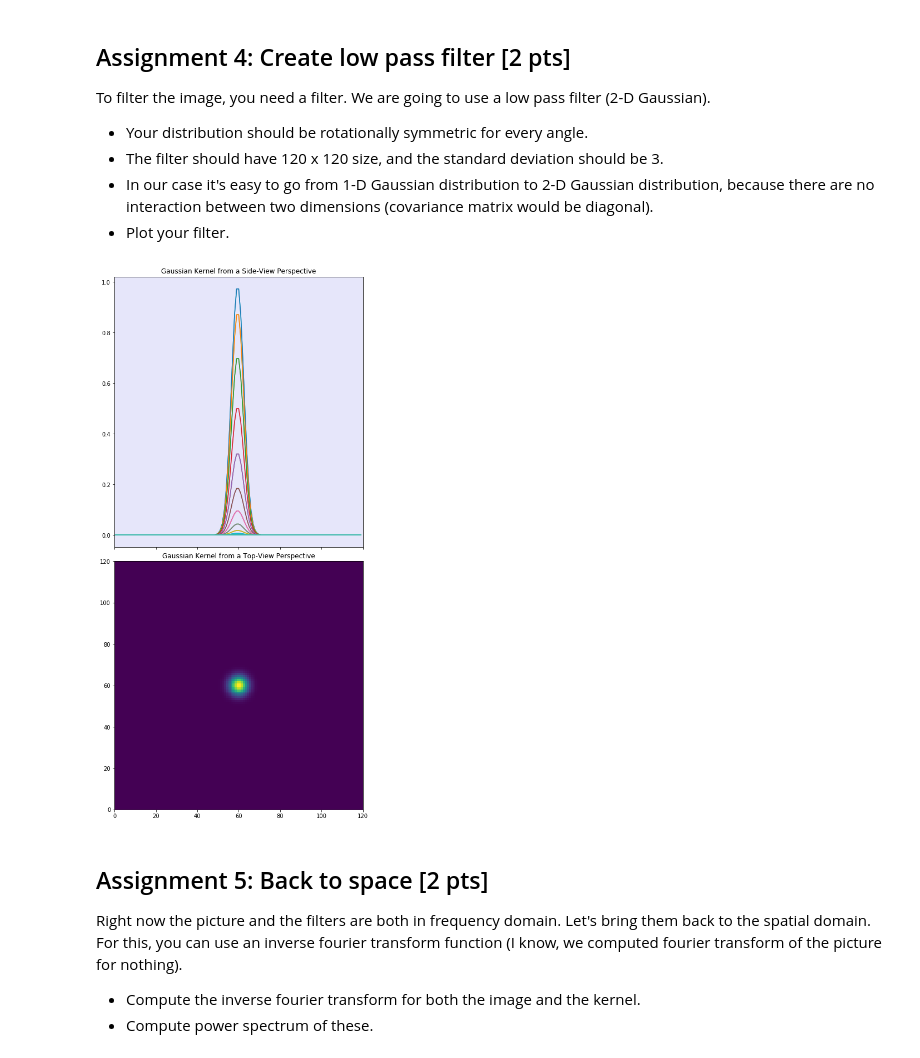
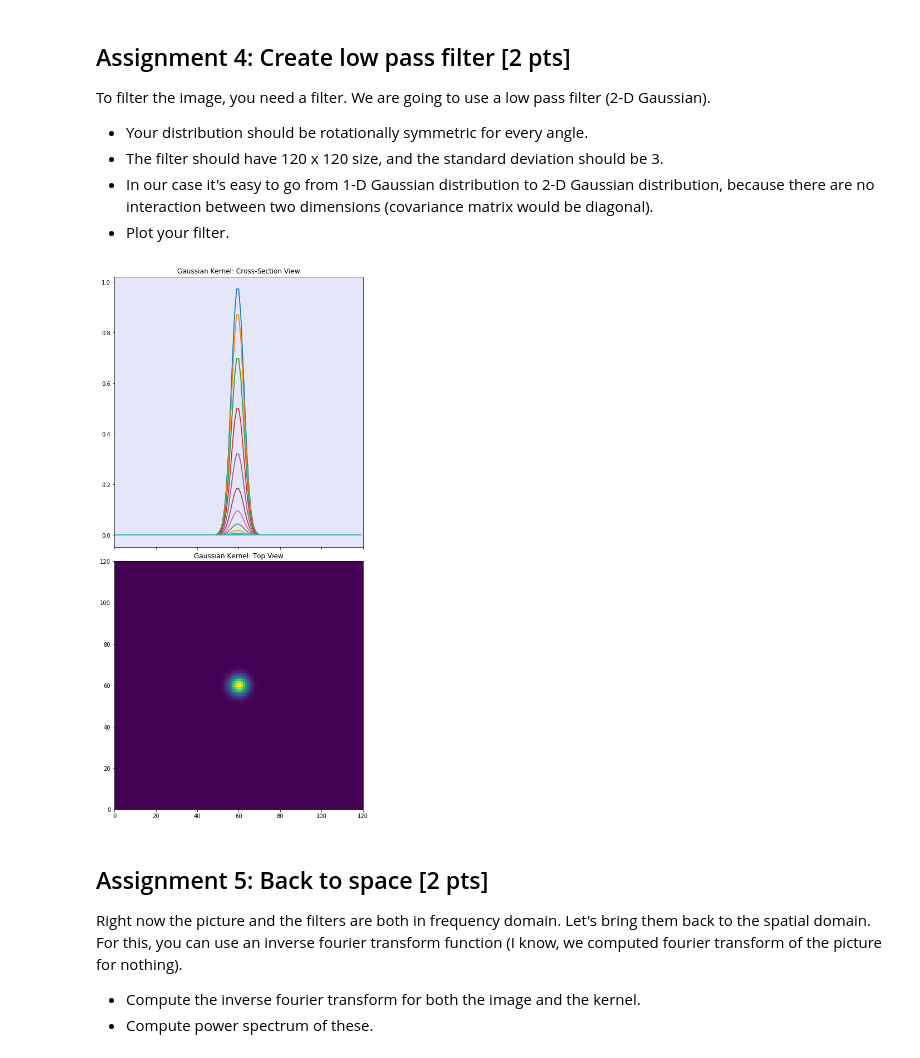
Before and after one commit to NBP-ACC/week-9-acc_01, a Jupyter notebook: sheet07.ipynb, the cells around one changed output. Drawn from its saved outputs; the diff is of its cells as text; code cells hidden in the pictures.

```diff
--- a/sheet07.ipynb
+++ b/sheet07.ipynb
@@ -190,22 +190,22 @@ To filter the image, you need a filter. We are going to use a low pass filter (2
 # %%
 # create a 1D Gaussian vector
 gaussian_1d = signal.gaussian(120, std=3)
 
 # create a 2D Gaussian out of it using outer product
 gaussian_2d = np.outer(gaussian_1d, gaussian_1d)
 
 # set the space for two plots
 figs, axes = plt.subplots(nrows=2, sharex=True, figsize=(8,18))
 plt.subplots_adjust(hspace=0.01)
 
 # plot the filter in 1D, and
-axes[0].title.set_text('Gaussian Kernel from a Side-View Perspective')
+axes[0].title.set_text('Gaussian Kernel: Cross-Section View')
 axes[0].plot(gaussian_2d)
 # 2D
-axes[1].title.set_text('Gaussian Kernel from a Top-View Perspective')
+axes[1].title.set_text('Gaussian Kernel: Top View')
 axes[1].imshow(gaussian_2d, extent=(0,120,0,120));
 # %% [output]
-[figure, old version]
+[figure, new version]
 # %% [markdown]
 ## Assignment 5: Back to space [2 pts]
 Right now the picture and the filters are both in frequency domain. Let's bring them back to the spatial domain. For this, you can use an inverse fourier transform function (I know, we computed fourier transform of the picture for nothing).
```
Also changed, not shown: parts of 6 cells of this notebook.
